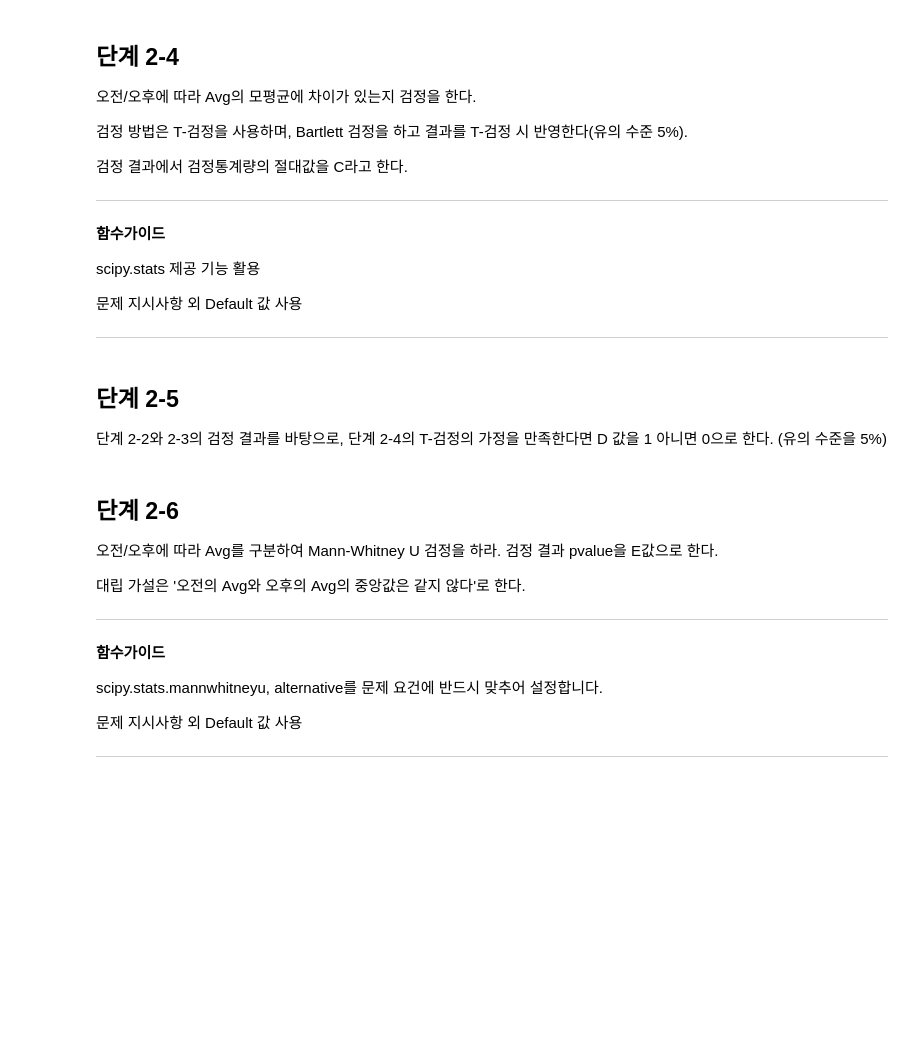
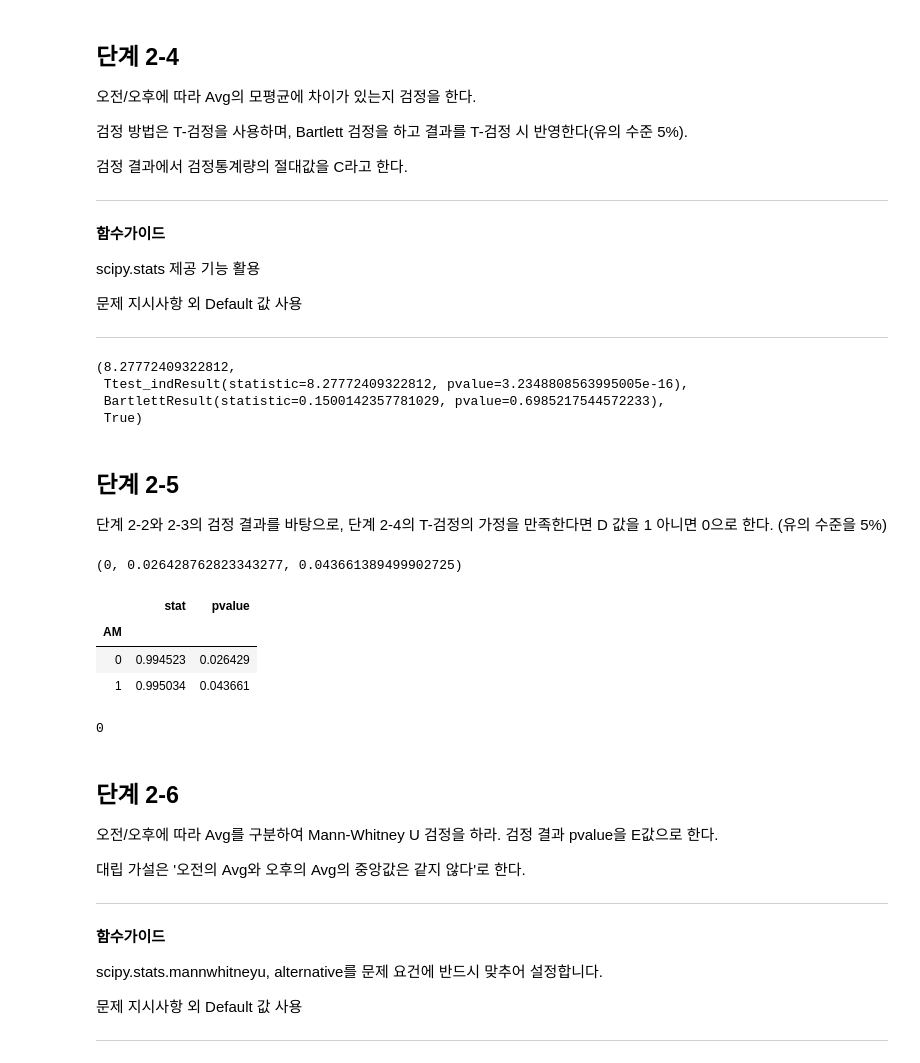
Before and after one commit to sunkusun9/DS_lv3_2510, a Jupyter notebook: sec_ds_lv3_prob3_prob.ipynb, the cells around one changed output. Cells and saved outputs as stored; diff of their text form; code cells hidden in the pictures; blank space fills up the shorter version.

```diff
--- a/sec_ds_lv3_prob3_prob.ipynb
+++ b/sec_ds_lv3_prob3_prob.ipynb
@@ -853,0 +953,11 @@ Hint] 최종 1233개 행만 남는다.
+# %%
+# 방법 2-2
+df_prob2 = df_basetable1.loc[
+    (df_basetable1[['Holiday_yn', 'Weekend_yn']] == 0).all(axis=1)
+]
+df_prob2 = df_prob2.loc[
+    (
+        df_prob2['Hour'].between(8, 11) | df_prob2['Hour'].between(13, 16)
+    ) & (df_prob2['Avg'] >= 130)
+]
+df_prob2.shape
@@ -889,10 +1021,51 @@ scipy.stats 제공 기능 활용
 문제 지시사항 외 Default 값 사용
 
 ---
+# %%
+# ttest_1samp: H0: mu = a, H1: mu ≠ a
+# ttest_ind: H0: mu_1 = mu_2, H1: mu_1 ≠ mu_2 *
+# ttest_rel: H0: mu = mu', H1: mu ≠ mu'
+from scipy.stats import ttest_ind, bartlett
+result_bart = bartlett(
+    df_prob2.loc[df_prob2['AM'] == 0, 'Avg'],
+    df_prob2.loc[df_prob2['AM'] == 1, 'Avg']
+)
+equal_var_bart = result_bart.pvalue >= 0.05
+result_2_4 = ttest_ind(
+    df_prob2.loc[df_prob2['AM'] == 0, 'Avg'],
+    df_prob2.loc[df_prob2['AM'] == 1, 'Avg'], equal_var = equal_var_bart
+)
+C = abs(result_2_4.statistic)
+C, result_2_4, result_bart, equal_var_bart
+# %% [output]
+(8.27772409322812,
+ Ttest_indResult(statistic=8.27772409322812, pvalue=3.2348808563995005e-16),
+ BartlettResult(statistic=0.1500142357781029, pvalue=0.6985217544572233),
+ True)
 # %% [markdown]
 ## 단계 2-5
 
 단계 2-2와 2-3의 검정 결과를 바탕으로, 단계 2-4의 T-검정의 가정을 만족한다면 D 값을 1 아니면 0으로 한다. (유의 수준을 5%)
+# %%
+D = 1 if A >= 0.05 and B >= 0.05 else 0
+D, A, B
+# %% [output]
+(0, 0.026428762823343277, 0.043661389499902725)
+# %%
+from scipy.stats import shapiro
+
+df_shapiro = df_prob2.groupby('AM')['Avg'].apply(
+    lambda x: pd.Series(shapiro(x), index = ['stat', 'pvalue'])
+).unstack()
+display(df_shapiro)
+D = 1 if (df_shapiro['pvalue'] >= 0.05).all() else 0
+D
+# %% [output]
+|  | stat | pvalue |
+| AM |  |  |
+| 0 | 0.994523 | 0.026429 |
+| 1 | 0.995034 | 0.043661 |
+0
 # %% [markdown]
 ## 단계 2-6
 
```
Also changed, not shown: parts of 89 cells of this notebook.
